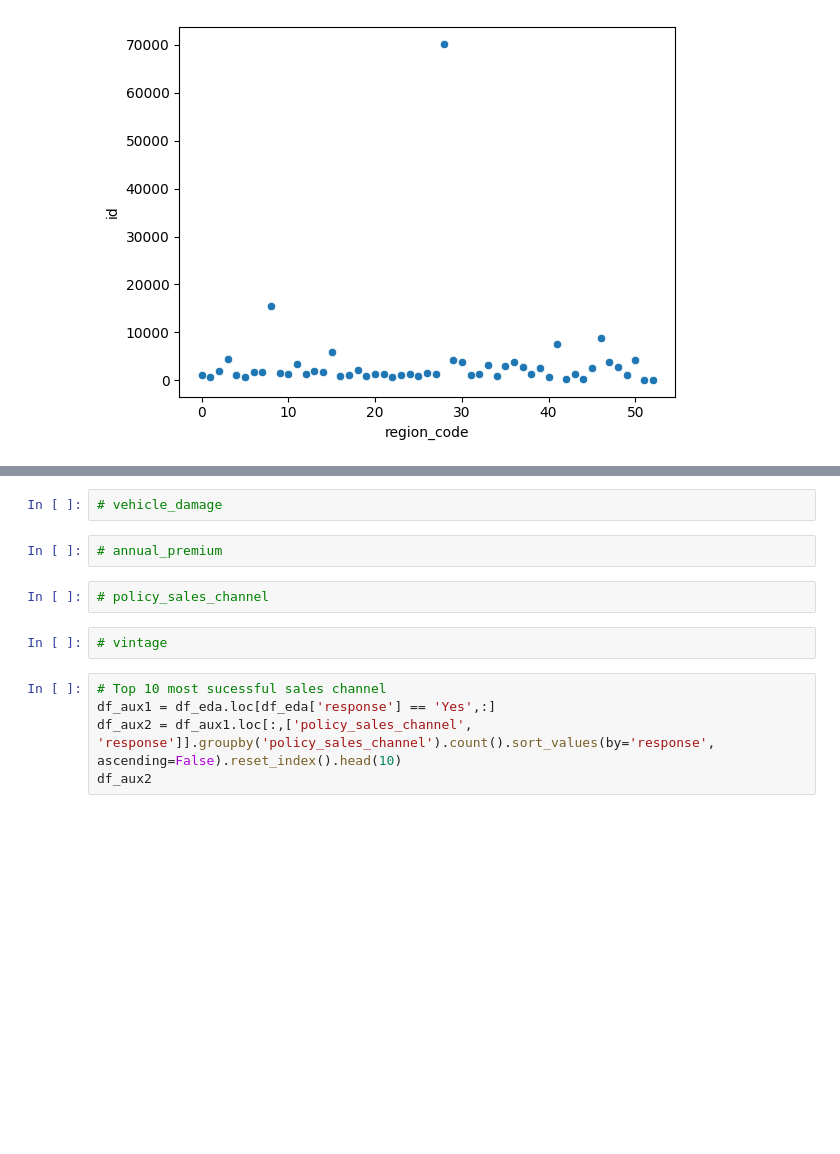
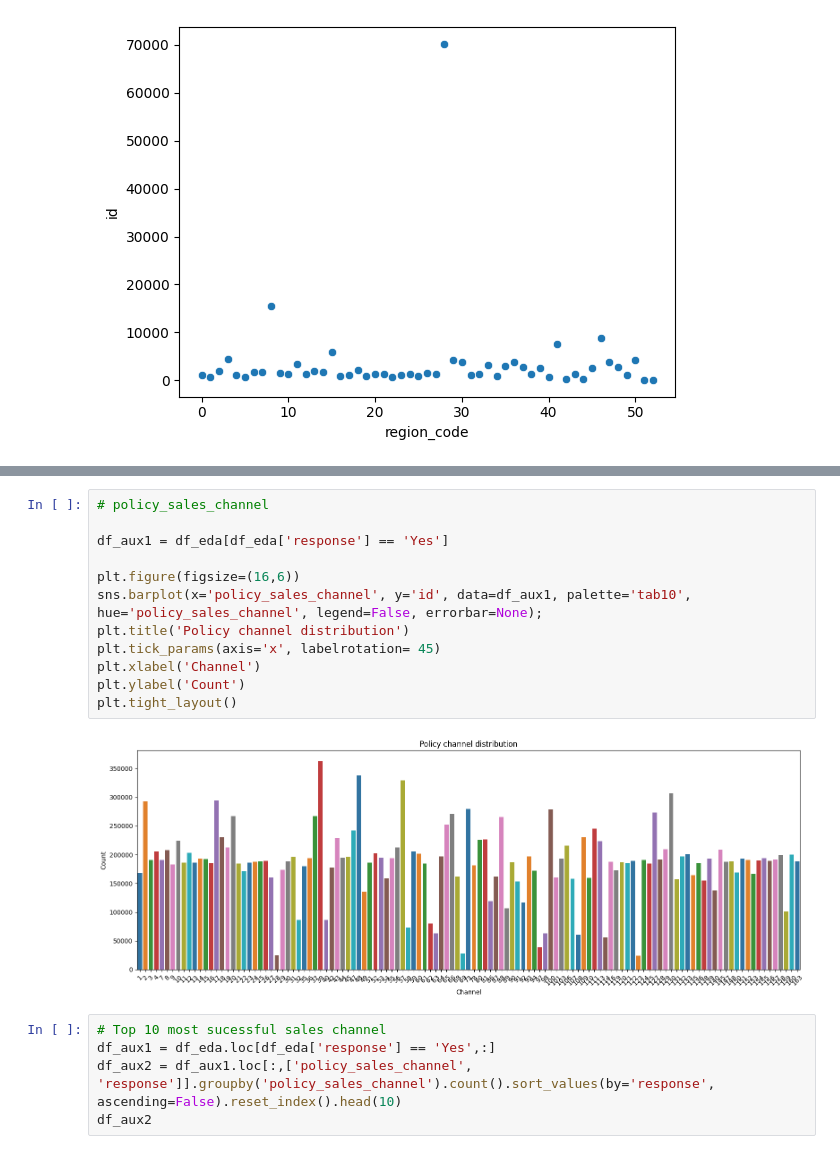
Before and after one commit to iury-repo/health_insurance_cs, a Jupyter notebook: notebooks/1.01-ims-data-exploration.ipynb, the cells around one changed output, grey strips where cells are left out. Drawn from its saved outputs; the diff is of its cells as text; blank space fills up the shorter version.

```diff
--- a/notebooks/1.01-ims-data-exploration.ipynb
+++ b/notebooks/1.01-ims-data-exploration.ipynb
@@ -132,11 +153,17 @@ sns.lineplot(data=df_aux2, x='age', y='id')
-# %%
-# vehicle_damage
-# %%
-# annual_premium
 # %%
 # policy_sales_channel
+
+df_aux1 = df_eda[df_eda['response'] == 'Yes']
+
+plt.figure(figsize=(16,6))
+sns.barplot(x='policy_sales_channel', y='id', data=df_aux1, palette='tab10', hue='policy_sales_channel', legend=False, errorbar=None);
+plt.title('Policy channel distribution')
+plt.tick_params(axis='x', labelrotation= 45)
+plt.xlabel('Channel')
+plt.ylabel('Count')
+plt.tight_layout()
+# %% [output]
+[figure, added]
-# %%
-# vintage
 # %%
 # Top 10 most sucessful sales channel
 df_aux1 = df_eda.loc[df_eda['response'] == 'Yes',:]
```
Also changed, not shown: parts of 11 cells of this notebook.
